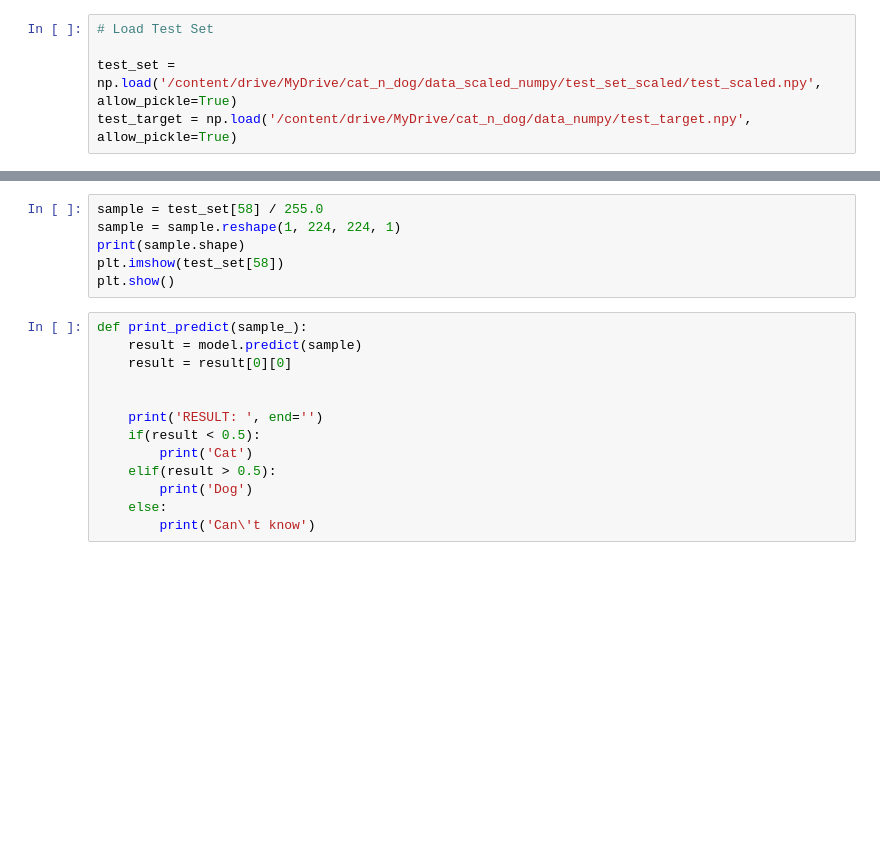
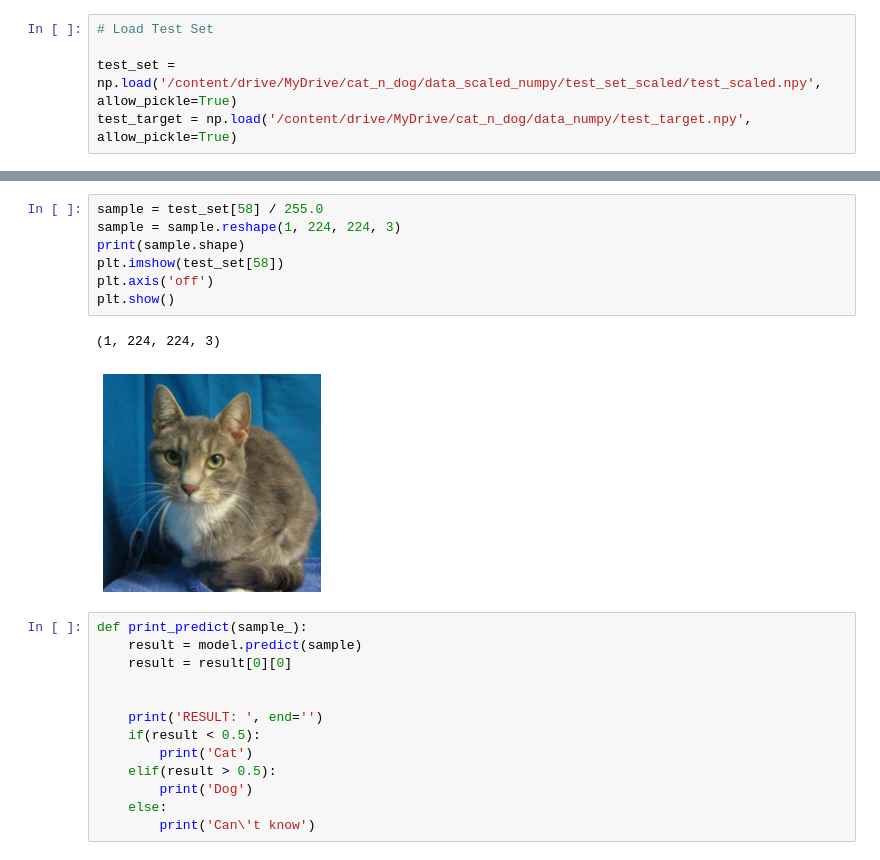
Before and after one commit to drawcodeboy/Cat_n_Dog_Classification, a Jupyter notebook: cat_n_dog_modeling_ver2.ipynb, the cells around one changed output, grey strips where cells are left out. Saved outputs shown, nothing was run; the diff lists cells and outputs as text; blank space fills up the shorter version.

```diff
--- a/cat_n_dog_modeling_ver2.ipynb
+++ b/cat_n_dog_modeling_ver2.ipynb
@@ -134,9 +163,13 @@ model.evaluate(test_set_scaled, test_target)
 # %%
 sample = test_set[58] / 255.0
-sample = sample.reshape(1, 224, 224, 1)
+sample = sample.reshape(1, 224, 224, 3)
 print(sample.shape)
 plt.imshow(test_set[58])
+plt.axis('off')
 plt.show()
+# %% [output]
+(1, 224, 224, 3)
+[figure, added]
 # %%
 def print_predict(sample_):
     result = model.predict(sample)
```
Also changed, not shown: parts of 6 cells of this notebook.
